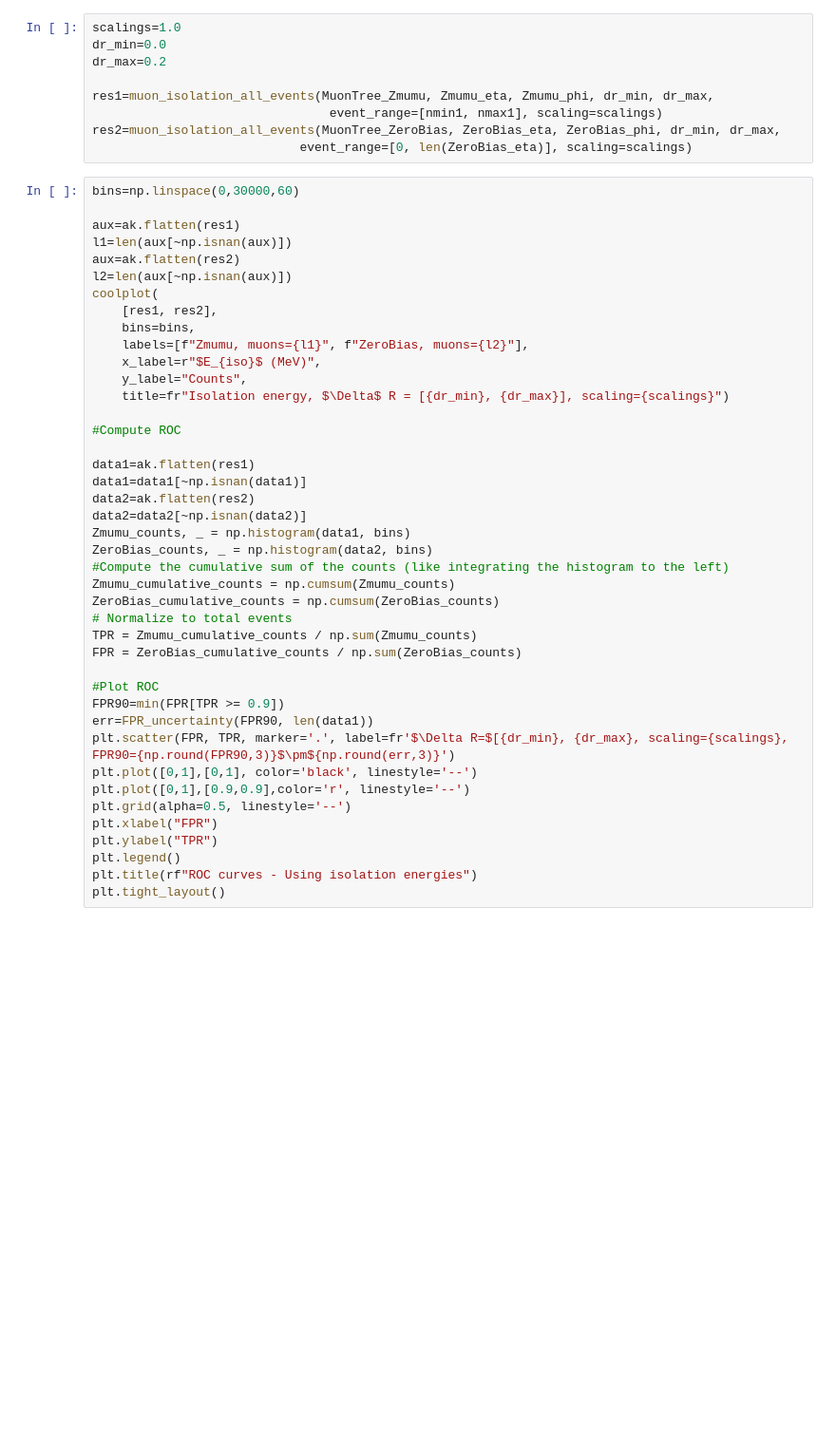
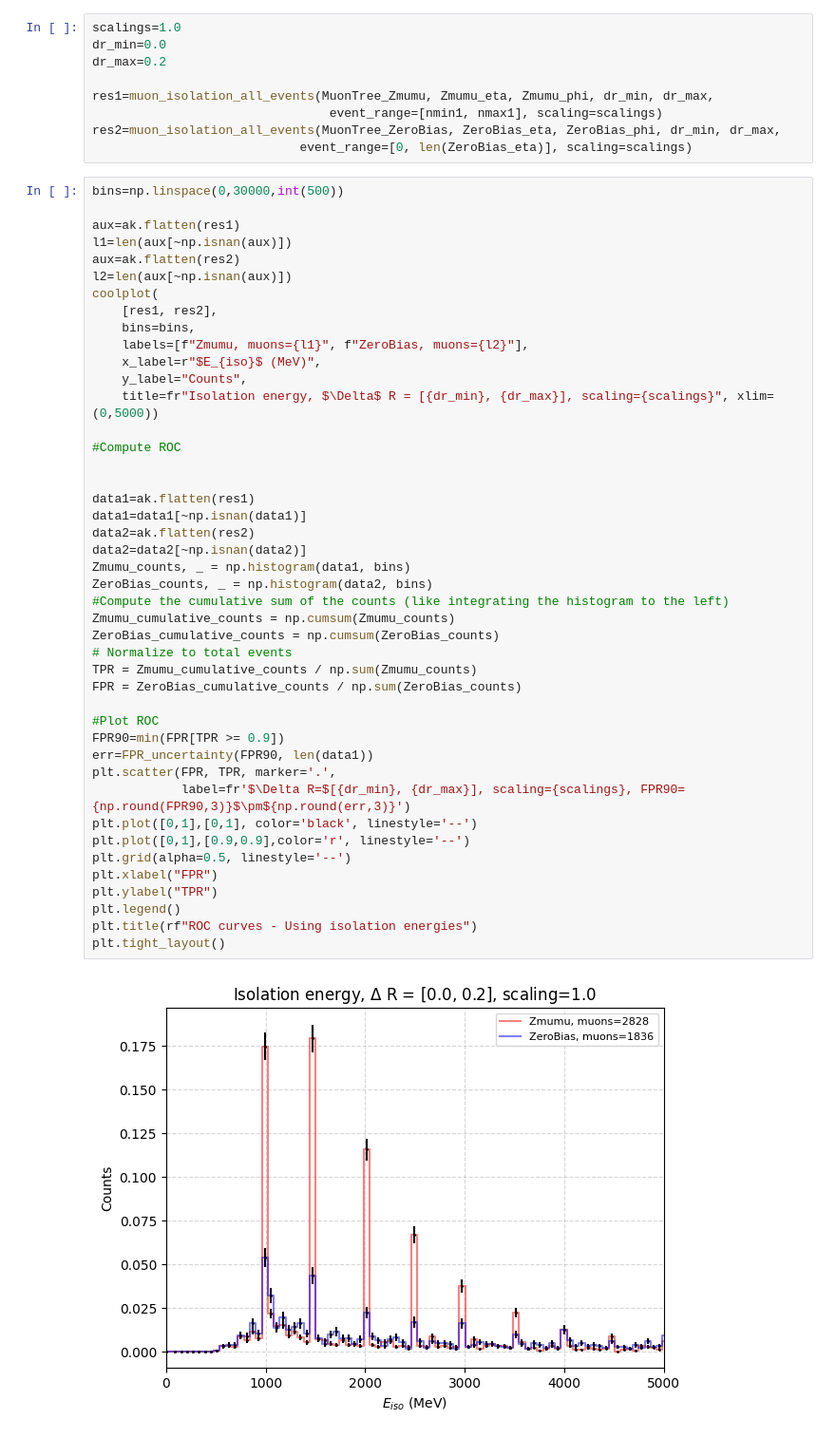
Before and after one commit to Ruba18-Code/BSc-Thesis-LVL1-trigger-for-isolated-muons-at-ATLAS, a Jupyter notebook: Comparative_plots.ipynb, the cells around one changed output. Shown at 95% size. Cells and saved outputs as stored; diff of their text form; blank space fills up the shorter version.

Commit message:
About to touch isolation function

```diff
--- a/Comparative_plots.ipynb
+++ b/Comparative_plots.ipynb
@@ -208,7 +234,7 @@ res1=muon_isolation_all_events(MuonTree_Zmumu, Zmumu_eta, Zmumu_phi, dr_min, dr_
 res2=muon_isolation_all_events(MuonTree_ZeroBias, ZeroBias_eta, ZeroBias_phi, dr_min, dr_max,
                             event_range=[0, len(ZeroBias_eta)], scaling=scalings)
 # %%
-bins=np.linspace(0,30000,60)
+bins=np.linspace(0,30000,int(500))
 
 aux=ak.flatten(res1)
 l1=len(aux[~np.isnan(aux)])
@@ -220,32 +246,36 @@ coolplot(
     labels=[f"Zmumu, muons={l1}", f"ZeroBias, muons={l2}"],
     x_label=r"$E_{iso}$ (MeV)",
     y_label="Counts",
-    title=fr"Isolation energy, $\Delta$ R = [{dr_min}, {dr_max}], scaling={scalings}")
+    title=fr"Isolation energy, $\Delta$ R = [{dr_min}, {dr_max}], scaling={scalings}", xlim=(0,5000))
 
 #Compute ROC
+
 
 data1=ak.flatten(res1)
 data1=data1[~np.isnan(data1)]
 data2=ak.flatten(res2)
 data2=data2[~np.isnan(data2)]
 Zmumu_counts, _ = np.histogram(data1, bins)
 ZeroBias_counts, _ = np.histogram(data2, bins)
 #Compute the cumulative sum of the counts (like integrating the histogram to the left)
 Zmumu_cumulative_counts = np.cumsum(Zmumu_counts)
 ZeroBias_cumulative_counts = np.cumsum(ZeroBias_counts)
 # Normalize to total events
 TPR = Zmumu_cumulative_counts / np.sum(Zmumu_counts)
 FPR = ZeroBias_cumulative_counts / np.sum(ZeroBias_counts)
 
 #Plot ROC
 FPR90=min(FPR[TPR >= 0.9])
 err=FPR_uncertainty(FPR90, len(data1))
-plt.scatter(FPR, TPR, marker='.', label=fr'$\Delta R=$[{dr_min}, {dr_max}, scaling={scalings}, FPR90={np.round(FPR90,3)}$\pm${np.round(err,3)}')
+plt.scatter(FPR, TPR, marker='.',
+            label=fr'$\Delta R=$[{dr_min}, {dr_max}], scaling={scalings}, FPR90={np.round(FPR90,3)}$\pm${np.round(err,3)}')
 plt.plot([0,1],[0,1], color='black', linestyle='--')
 plt.plot([0,1],[0.9,0.9],color='r', linestyle='--')
 plt.grid(alpha=0.5, linestyle='--')
 plt.xlabel("FPR")
 plt.ylabel("TPR")
 plt.legend()
 plt.title(rf"ROC curves - Using isolation energies")
 plt.tight_layout()
+# %% [output]
+[figure, added]
```
Also changed, not shown: parts of 6 cells of this notebook, 9 other files.
